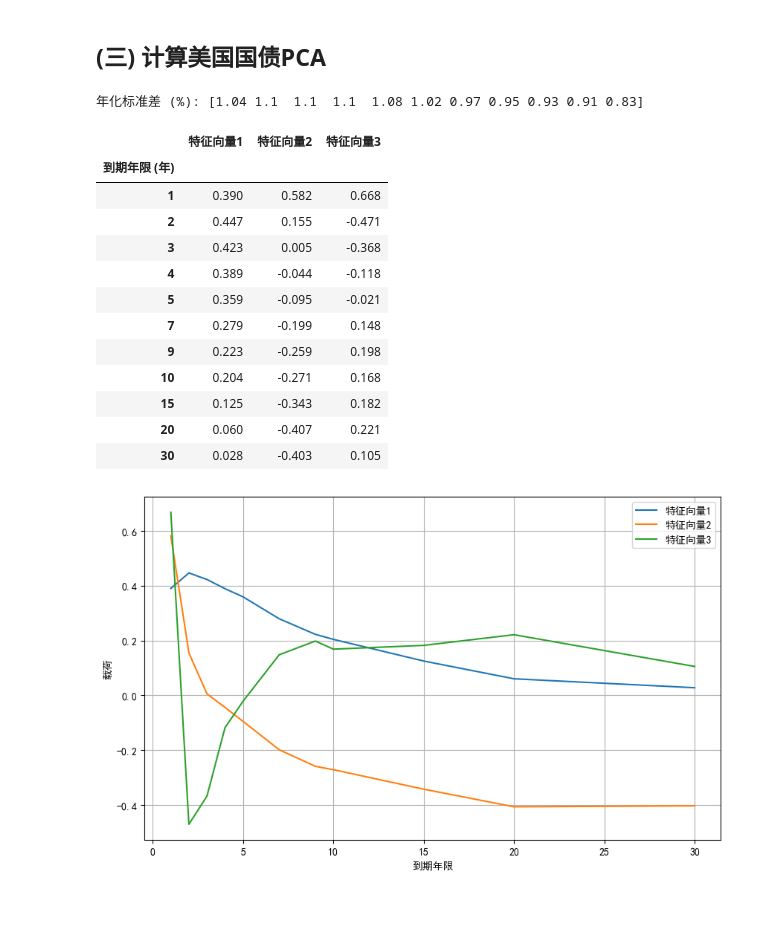
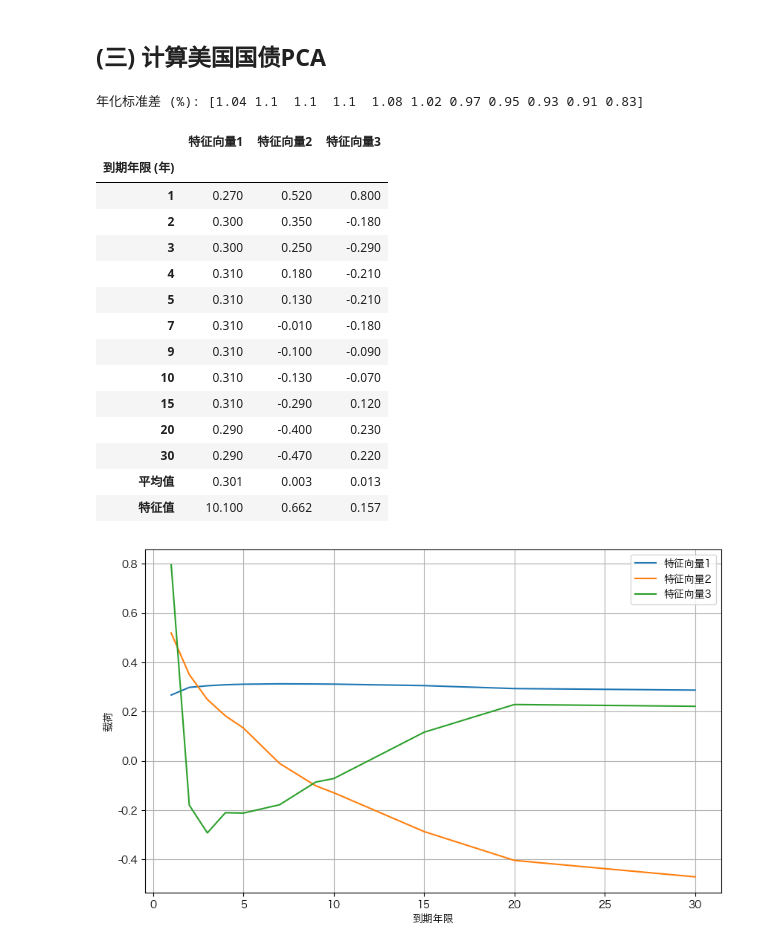
Before and after one commit to x-lf/PKU_math_finance, a Jupyter notebook: risk_math/hw4.ipynb, the cells around one changed output. Saved outputs shown, nothing was run; the diff lists cells and outputs as text; code cells hidden in the pictures; blank space fills up the shorter version.

```diff
--- a/risk_math/hw4.ipynb
+++ b/risk_math/hw4.ipynb
@@ -14,8 +14,8 @@ from scipy.stats import norm
 
 warnings.filterwarnings('ignore')
 
-# plt.rcParams['font.sans-serif'] = ['Hiragino Sans GB']  # 用来正常显示中文标签
-plt.rcParams['font.sans-serif'] = ['SimHei']  # 用来正常显示中文标签
+plt.rcParams['font.sans-serif'] = ['Hiragino Sans GB']  # 用来正常显示中文标签
+# plt.rcParams['font.sans-serif'] = ['SimHei']  # 用来正常显示中文标签
 
 plt.rcParams['axes.unicode_minus'] = False  # 用来正常显示负号
 # %% [markdown]
@@ -375,53 +377,64 @@ for i in range(n):
     for j in range(i + 1):
         corr_matrix[i, j] = data_rows[i][j]
 corr_matrix = corr_matrix + corr_matrix.T - np.diag(np.diag(corr_matrix))
 
 # 构造协方差矩阵
 cov_matrix = np.outer(adjusted_var_ratio_std, adjusted_var_ratio_std) * corr_matrix
 
-# PCA 分析
-pca = PCA()
-pca.fit(cov_matrix)
-explained_variance = pca.explained_variance_  # 单位: %²
-explained_variance_ratio = pca.explained_variance_ratio_  # 比例
-components = pca.components_  # 载荷
+eigenvalues, eigenvectors = np.linalg.eig(np.round(corr_matrix,2))
+# Sort by eigenvalues descending
+idx = np.argsort(eigenvalues)[::-1]
+eigenvalues = eigenvalues[idx]
+eigenvectors = eigenvectors[:, idx]
 
 
 
+explained_variance = eigenvalues  # 单位: %² (实际为方差值，根据数据单位)
+explained_variance_ratio = eigenvalues / np.sum(eigenvalues)  # 比例
+components = eigenvectors.T  # 转置，使每一行对应一个主成分的载荷 (n_components x n_features)
 
+
+for i in range(components.shape[0]):
+    if components[i, 0] < 0:
+        components[i] = -components[i]
 # 创建 DataFrame 输出主成分载荷
 loadings_data = {
     '到期年限 (年)': maturities,
-    '特征向量1': np.round(components[0], 3),
-    '特征向量2': np.round(components[1], 3),
-    '特征向量3': np.round(components[2], 3)
+    '特征向量1': np.round(components[0], 2),
+    '特征向量2': np.round(components[1], 2),
+    '特征向量3': np.round(components[2], 2)
 }
-loadings_df = pd.DataFrame(loadings_data)
-display(loadings_df.set_index('到期年限 (年)'))
+loadings_df = pd.DataFrame(loadings_data).set_index('到期年限 (年)')
+loadings_df = loadings_df
+loadings_df.loc['平均值',:] = loadings_df.mean()
+loadings_df.loc['特征值',:] = eigenvalues[:3]
+display(loadings_df.style.format("{:.3f}"))
 
 # 可视化载荷
 plt.figure(figsize=(10, 6))
 for i in range(3):
     plt.plot(maturities, components[i], label=f'特征向量{i+1}')
 plt.xlabel('到期年限')
 plt.ylabel('载荷')
 # plt.title('PCA Loadings for U.S. Treasury Yields (Monthly, Adjusted VaR Ratio)')
 plt.legend()
 plt.grid(True)
 plt.show()
 # %% [output]
 年化标准差 (%): [1.04 1.1  1.1  1.1  1.08 1.02 0.97 0.95 0.93 0.91 0.83]
 |  | 特征向量1 | 特征向量2 | 特征向量3 |
 | 到期年限 (年) |  |  |  |
-| 1 | 0.390 | 0.582 | 0.668 |
-| 2 | 0.447 | 0.155 | -0.471 |
-| 3 | 0.423 | 0.005 | -0.368 |
-| 4 | 0.389 | -0.044 | -0.118 |
-| 5 | 0.359 | -0.095 | -0.021 |
-| 7 | 0.279 | -0.199 | 0.148 |
-| 9 | 0.223 | -0.259 | 0.198 |
-| 10 | 0.204 | -0.271 | 0.168 |
-| 15 | 0.125 | -0.343 | 0.182 |
-| 20 | 0.060 | -0.407 | 0.221 |
-| 30 | 0.028 | -0.403 | 0.105 |
+| 1 | 0.270 | 0.520 | 0.800 |
+| 2 | 0.300 | 0.350 | -0.180 |
+| 3 | 0.300 | 0.250 | -0.290 |
+| 4 | 0.310 | 0.180 | -0.210 |
+| 5 | 0.310 | 0.130 | -0.210 |
+| 7 | 0.310 | -0.010 | -0.180 |
+| 9 | 0.310 | -0.100 | -0.090 |
+| 10 | 0.310 | -0.130 | -0.070 |
+| 15 | 0.310 | -0.290 | 0.120 |
+| 20 | 0.290 | -0.400 | 0.230 |
+| 30 | 0.290 | -0.470 | 0.220 |
+| 平均值 | 0.301 | 0.003 | 0.013 |
+| 特征值 | 10.100 | 0.662 | 0.157 |
-[figure, old version]
+[figure, new version]
```
Also changed, not shown: parts of 5 cells of this notebook, 21 other files.
